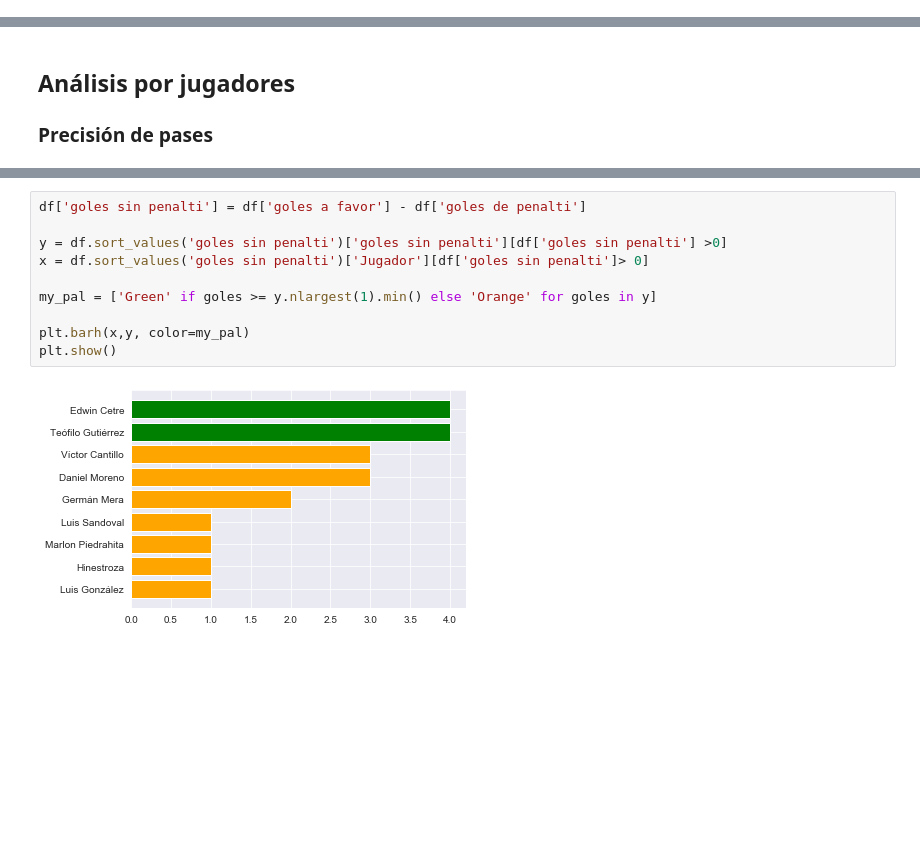
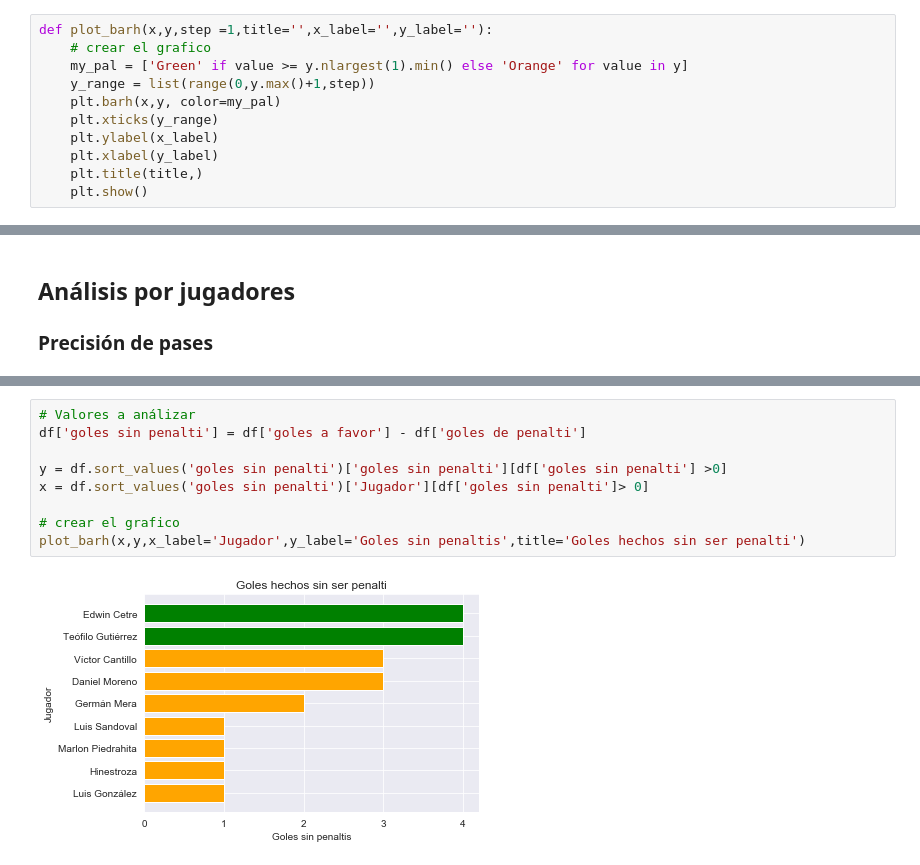
Before and after one commit to cristiangomez811/analisis_deportivo, a Jupyter notebook: analisis_junior_final_192.ipynb, the cells around one changed output, grey strips where cells are left out. Cells and saved outputs as stored; diff of their text form; blank space fills up the shorter version.

```diff
--- a/analisis_junior_final_192.ipynb
+++ b/analisis_junior_final_192.ipynb
@@ -43,6 +43,17 @@ import pandas as pd
 import numpy as np
 import matplotlib.pyplot as plt
 import seaborn as sns
+# %%
+def plot_barh(x,y,step =1,title='',x_label='',y_label=''):
+    # crear el grafico
+    my_pal = ['Green' if value >= y.nlargest(1).min() else 'Orange' for value in y]
+    y_range = list(range(0,y.max()+1,step))
+    plt.barh(x,y, color=my_pal)
+    plt.xticks(y_range)
+    plt.ylabel(x_label)
+    plt.xlabel(y_label)
+    plt.title(title,)
+    plt.show()
 # %%
 # Carga de datos
 df = pd.read_excel('datasets/junior.xlsx')
@@ -180,12 +192,11 @@ for line in range(0,df.shape[0]):
 # %%
+# Valores a análizar
 df['goles sin penalti'] = df['goles a favor'] - df['goles de penalti']
 
 y = df.sort_values('goles sin penalti')['goles sin penalti'][df['goles sin penalti'] >0]
 x = df.sort_values('goles sin penalti')['Jugador'][df['goles sin penalti']> 0]
 
-my_pal = ['Green' if goles >= y.nlargest(1).min() else 'Orange' for goles in y]
-
-plt.barh(x,y, color=my_pal)
-plt.show()
+# crear el grafico
+plot_barh(x,y,x_label='Jugador',y_label='Goles sin penaltis',title='Goles hechos sin ser penalti')
 # %% [output]
-[figure, old version]
+[figure, new version]
```
Also changed, not shown: parts of 3 cells of this notebook.
